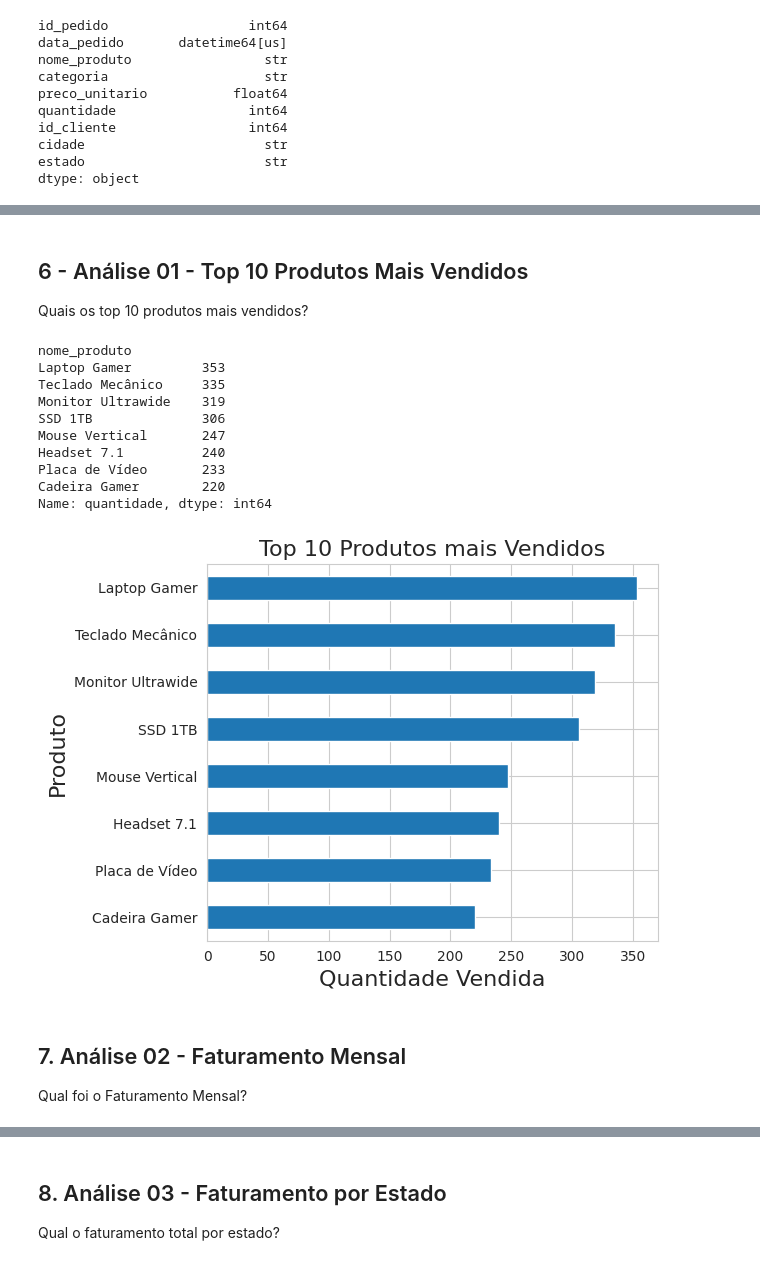
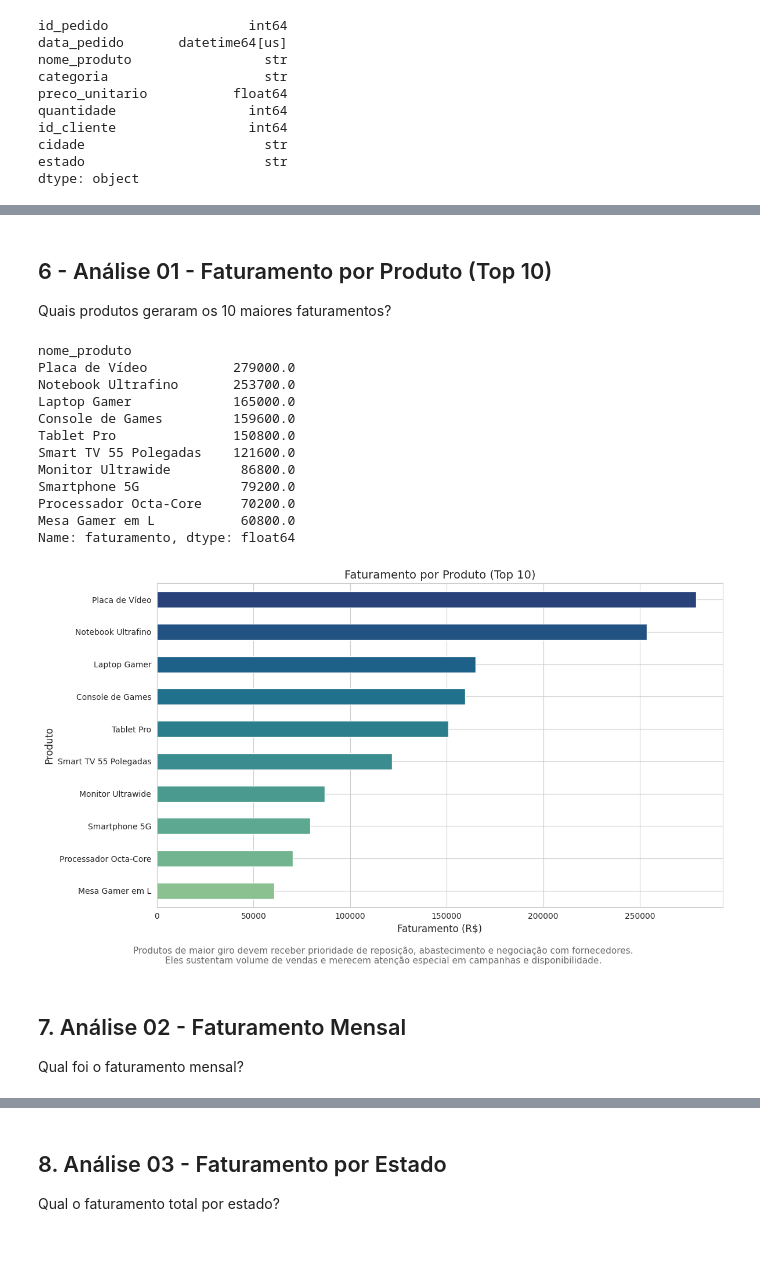
Before and after one commit to marcusvbrangel/fundamentos-linguagem-python-basico-aplicacoes-ia, a Jupyter notebook: 02-mini-projeto-01/estudo-python-02-mini-projeto-01.ipynb, the cells around one changed output, grey strips where cells are left out. Drawn from its saved outputs; the diff is of its cells as text; code cells hidden in the pictures.

```diff
--- a/02-mini-projeto-01/estudo-python-02-mini-projeto-01.ipynb
+++ b/02-mini-projeto-01/estudo-python-02-mini-projeto-01.ipynb
@@ -324,49 +430,56 @@ df_vendas.head(10)
 # salva os dados de vendas (limpos, convertidos, sem nulos, organizados e processados)
 df_vendas.to_csv("dados_vendas.csv", index=False)
 # %% [markdown]
-## 6 - Análise 01 - Top 10 Produtos Mais Vendidos
-Quais os top 10 produtos mais vendidos?
+## 6 - Análise 01 - Faturamento por Produto (Top 10)
+Quais produtos geraram os 10 maiores faturamentos?
 # %%
-# agrupa por nome do produto, soma a quantidade e ordena a quantidade de forma
-# decrescente para encontrar os top 10 mais vendidos
-top_10_produtos_mais_vendidos = df_vendas.groupby('nome_produto')['quantidade'].sum().sort_values(ascending=False).head(10)
+# agrupa por nome do produto, soma o faturamento e ordena de forma decrescente
+top_10_produtos_com_maior_faturamento = df_vendas.groupby('nome_produto')['faturamento'].sum().sort_values(ascending=False).head(10)
 
 # exibe o resultado
-top_10_produtos_mais_vendidos
+top_10_produtos_com_maior_faturamento
 # %% [output]
 nome_produto
-Laptop Gamer         353
-Teclado Mecânico     335
-Monitor Ultrawide    319
-SSD 1TB              306
-Mouse Vertical       247
-Headset 7.1          240
-Placa de Vídeo       233
-Cadeira Gamer        220
-Name: quantidade, dtype: int64
+Placa de Vídeo           279000.0
+Notebook Ultrafino       253700.0
+Laptop Gamer             165000.0
+Console de Games         159600.0
+Tablet Pro               150800.0
+Smart TV 55 Polegadas    121600.0
+Monitor Ultrawide         86800.0
+Smartphone 5G             79200.0
+Processador Octa-Core     70200.0
+Mesa Gamer em L           60800.0
+Name: faturamento, dtype: float64
 # %%
 # define um estilo para o grafico
 sns.set_style("whitegrid")
 
-# define a figura e os eixos
-plt.Figure(figsize=(12, 7))
+# define uma nova figura
+plt.figure(figsize = (12, 7))
 
 # define grafico de barras horizontais
-top_10_produtos_mais_vendidos.sort_values(ascending=True).plot(kind="barh")
+top_10_produtos_com_maior_faturamento.sort_values(ascending=True).plot(kind = "barh", color = sns.color_palette("crest", 10))
 
 # define titulo e labels
-plt.title("Top 10 Produtos mais Vendidos", fontsize=16)
-plt.xlabel("Quantidade Vendida", fontsize=16)
-plt.ylabel("Produto", fontsize=16)
+plt.title("Faturamento por Produto (Top 10)", fontsize = 14)
+plt.xlabel("Faturamento (R$)", fontsize = 12)
+plt.ylabel("Produto", fontsize = 12)
+
+# interpreta o grafico sem poluir a visualizacao
+plt.figtext(0.5, 0.01,
+            "Produtos de maior giro devem receber prioridade de reposição, abastecimento e negociação com fornecedores.\n"
+            "Eles sustentam volume de vendas e merecem atenção especial em campanhas e disponibilidade.",
+            ha="center", fontsize=11, color="dimgray")
 
 # exibe o grafico
-plt.tight_layout()
+plt.tight_layout(rect = [0, 0.06, 1, 1])
 plt.show()
 # %% [output]
-[figure, old version]
+[figure, new version]
 # %% [markdown]
 ## 7. Análise 02 - Faturamento Mensal
-Qual foi o Faturamento Mensal?
+Qual foi o faturamento mensal?
 # %%
 # exibe os dados
 df_vendas[["data_pedido", "faturamento"]].head()
```
Also changed, not shown: parts of 24 cells of this notebook, 1 other file.
